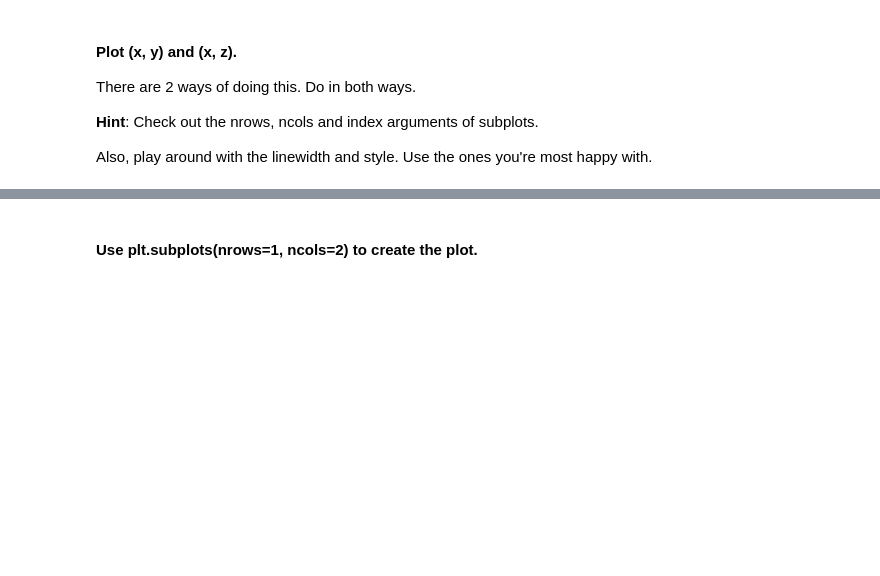
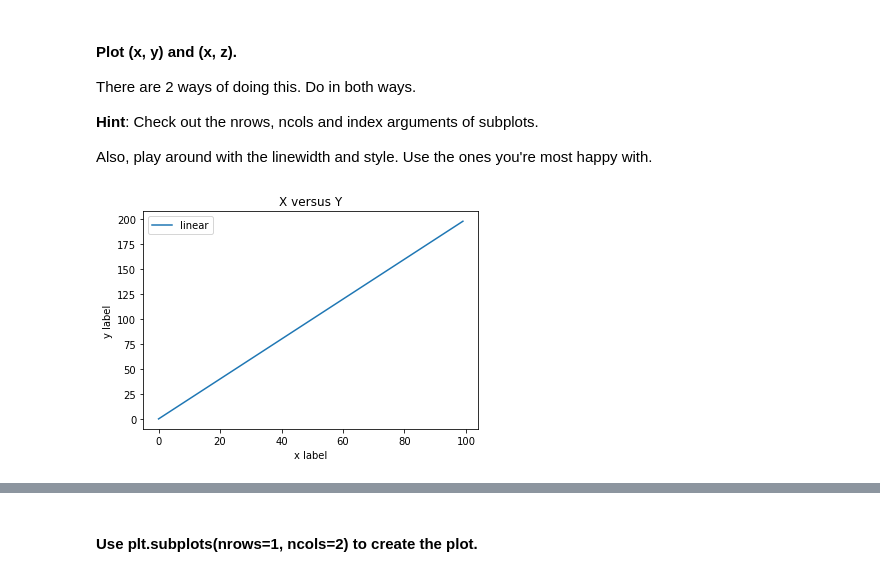
Before and after one commit to abarrasa/dataptmad1121_labs, a Jupyter notebook: module-2/matplotlib-seaborn/your-code/main.ipynb, the cells around one changed output, grey strips where cells are left out. Drawn from its saved outputs; the diff is of its cells as text; code cells hidden in the pictures; blank space fills up the shorter version.

```diff
--- a/module-2/matplotlib-seaborn/your-code/main.ipynb
+++ b/module-2/matplotlib-seaborn/your-code/main.ipynb
@@ -24,0 +26,10 @@ Also, play around with the linewidth and style. Use the ones you're most happy w
+# %%
+# Method 1
+plt.plot(x, y,label='linear')
+plt.xlabel('x label')
+plt.ylabel('y label')
+plt.title("X versus Y")
+plt.legend()
+plt.show()
+# %% [output]
+[figure, added]
```
Also changed, not shown: parts of 9 cells of this notebook.
